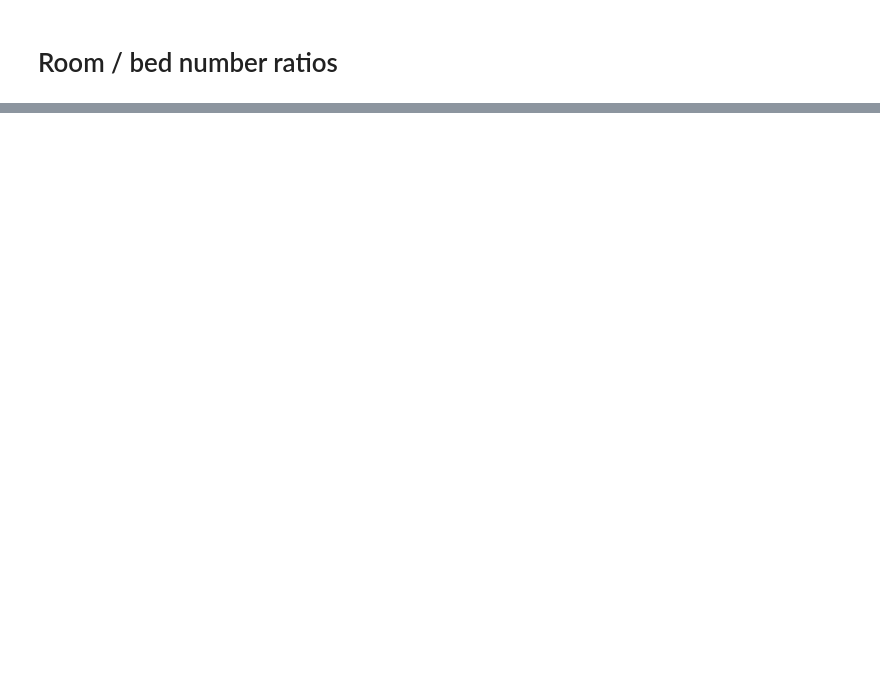
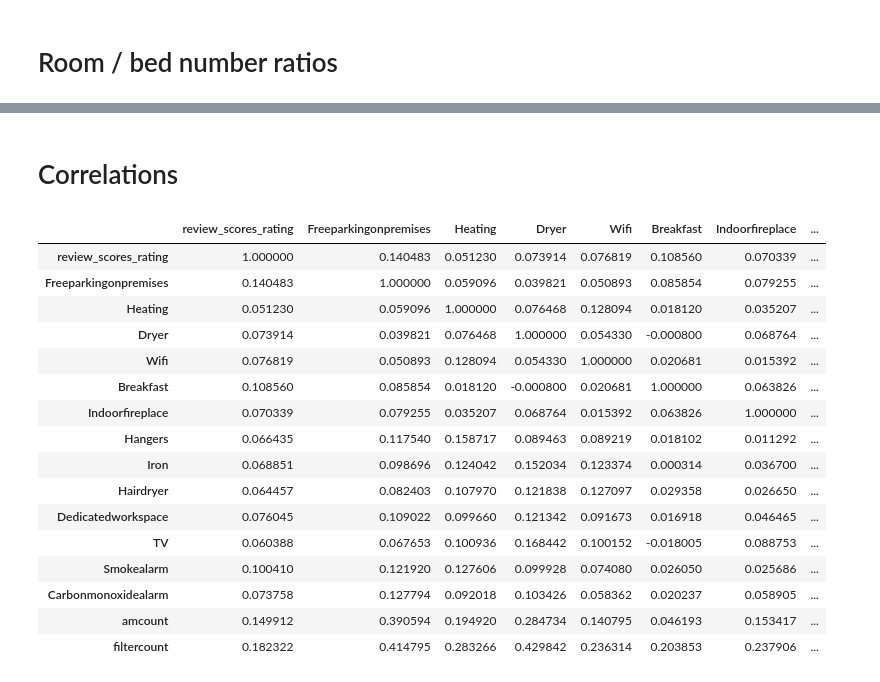
Before and after one commit to OrthoLoess/fivestar, a Jupyter notebook: notebooks/ed-exploration.ipynb, the cells around one changed output, grey strips where cells are left out. Drawn from its saved outputs; the diff is of its cells as text; code cells hidden in the pictures; blank space fills up the shorter version.

```diff
--- a/notebooks/ed-exploration.ipynb
+++ b/notebooks/ed-exploration.ipynb
@@ -428,3 +276,5 @@ listings2 = data.get_data(local=False)
+# %%
+listings = get_data(local=True)
 # %%
 listings2.head(2)
 # %% [output]
@@ -432,3 +282,36 @@ listings2.head(2)
 | id |  |  |  |  |  |  |  |  | ... |
 | 11551 | Arty and Bright London Apartment ... | Unlike most rental apartments out... | Amenities Bedding: 1 Double bed, ... | Unlike most rental apartments out... | family | Not even 10 minutes by metro from... | No Smoking (very strict) Check-in... | Tons of buses (24hrs) go into cen... | ... |
 | 13913 | Holiday London DB Room Let-on going | My bright double bedroom with a l... | Hello Everyone, I'm offering my l... | My bright double bedroom with a l... | business | Finsbury Park is a friendly melti... | For art lovers I can give guest m... | The flat only a 10 minute walk to... | ... |
+# %% [markdown]
+# Correlations
+# %%
+features = [['Free parking on premises', 'free street parking', 'paid parking on premises' ,'paid parking off premises'],
+            'Heating','Dryer','Wifi','Breakfast',
+            'Indoor fireplace','Hangers','Iron','Hair dryer',['Dedicated workspace','laptop friendly workspace'],
+            ['TV', 'cable tv'],
+            ['Smoke alarm','Smoke detector'],['Carbon monoxide alarm','carbon monoxide detector']]
+# %%
+listings['filtercount'] = count_filterables(listings, features)
+# %%
+matrix = listings[['review_scores_rating']].copy()
+matrix = matrix.join(encode_filterables(listings, features)).join(listings[['amcount','filtercount']])
+# %%
+matrix.corr()
+# %% [output]
+|  | review_scores_rating | Freeparkingonpremises | Heating | Dryer | Wifi | Breakfast | Indoorfireplace | ... |
+| review_scores_rating | 1.000000 | 0.140483 | 0.051230 | 0.073914 | 0.076819 | 0.108560 | 0.070339 | ... |
+| Freeparkingonpremises | 0.140483 | 1.000000 | 0.059096 | 0.039821 | 0.050893 | 0.085854 | 0.079255 | ... |
+| Heating | 0.051230 | 0.059096 | 1.000000 | 0.076468 | 0.128094 | 0.018120 | 0.035207 | ... |
+| Dryer | 0.073914 | 0.039821 | 0.076468 | 1.000000 | 0.054330 | -0.000800 | 0.068764 | ... |
+| Wifi | 0.076819 | 0.050893 | 0.128094 | 0.054330 | 1.000000 | 0.020681 | 0.015392 | ... |
+| Breakfast | 0.108560 | 0.085854 | 0.018120 | -0.000800 | 0.020681 | 1.000000 | 0.063826 | ... |
+| Indoorfireplace | 0.070339 | 0.079255 | 0.035207 | 0.068764 | 0.015392 | 0.063826 | 1.000000 | ... |
+| Hangers | 0.066435 | 0.117540 | 0.158717 | 0.089463 | 0.089219 | 0.018102 | 0.011292 | ... |
+| Iron | 0.068851 | 0.098696 | 0.124042 | 0.152034 | 0.123374 | 0.000314 | 0.036700 | ... |
+| Hairdryer | 0.064457 | 0.082403 | 0.107970 | 0.121838 | 0.127097 | 0.029358 | 0.026650 | ... |
+| Dedicatedworkspace | 0.076045 | 0.109022 | 0.099660 | 0.121342 | 0.091673 | 0.016918 | 0.046465 | ... |
+| TV | 0.060388 | 0.067653 | 0.100936 | 0.168442 | 0.100152 | -0.018005 | 0.088753 | ... |
+| Smokealarm | 0.100410 | 0.121920 | 0.127606 | 0.099928 | 0.074080 | 0.026050 | 0.025686 | ... |
+| Carbonmonoxidealarm | 0.073758 | 0.127794 | 0.092018 | 0.103426 | 0.058362 | 0.020237 | 0.058905 | ... |
+| amcount | 0.149912 | 0.390594 | 0.194920 | 0.284734 | 0.140795 | 0.046193 | 0.153417 | ... |
+| filtercount | 0.182322 | 0.414795 | 0.283266 | 0.429842 | 0.236314 | 0.203853 | 0.237906 | ... |
```
Also changed, not shown: parts of 26 cells of this notebook, 5 other files.
